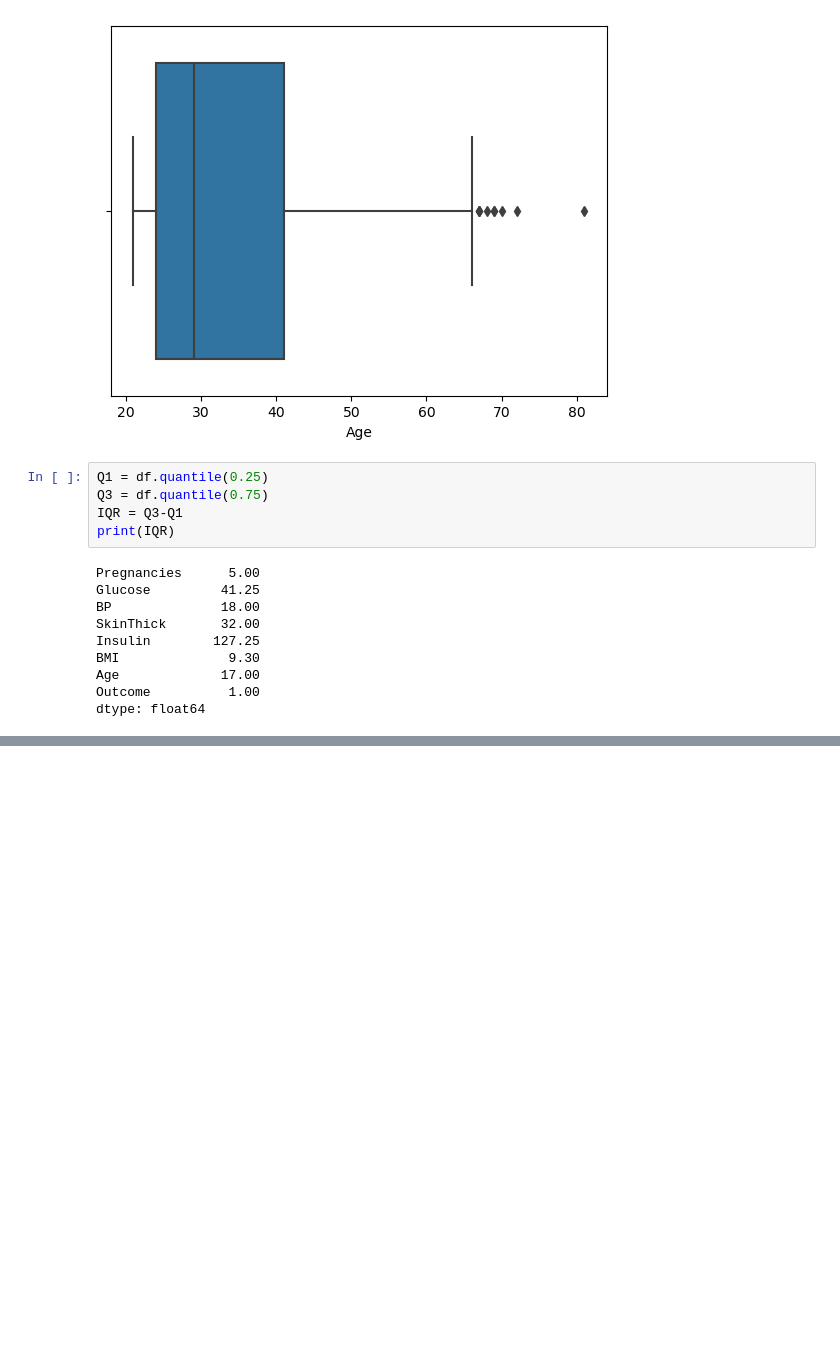
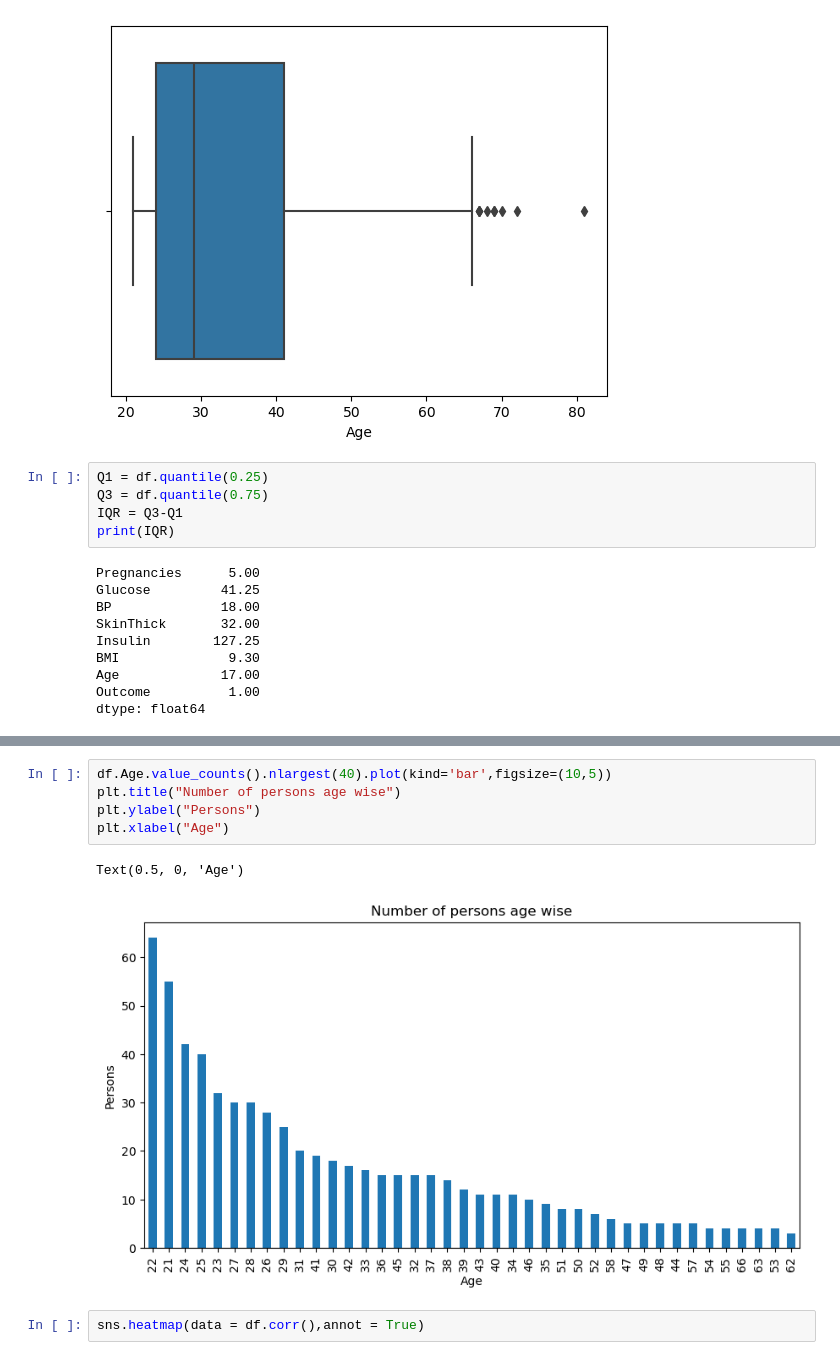
Before and after one commit to godsplanhk/ml, a Jupyter notebook: ex2/ex2.ipynb, the cells around one changed output, grey strips where cells are left out. Cells and saved outputs as stored; diff of their text form; blank space fills up the shorter version.

```diff
--- a/ex2/ex2.ipynb
+++ b/ex2/ex2.ipynb
@@ -130,0 +139,10 @@ dtype: float64
+# %%
+df.Age.value_counts().nlargest(40).plot(kind='bar',figsize=(10,5))
+plt.title("Number of persons age wise")
+plt.ylabel("Persons")
+plt.xlabel("Age")
+# %% [output]
+Text(0.5, 0, 'Age')
+[figure, added]
+# %%
+sns.heatmap(data = df.corr(),annot = True)
```
Also changed, not shown: parts of 1 cell of this notebook.
